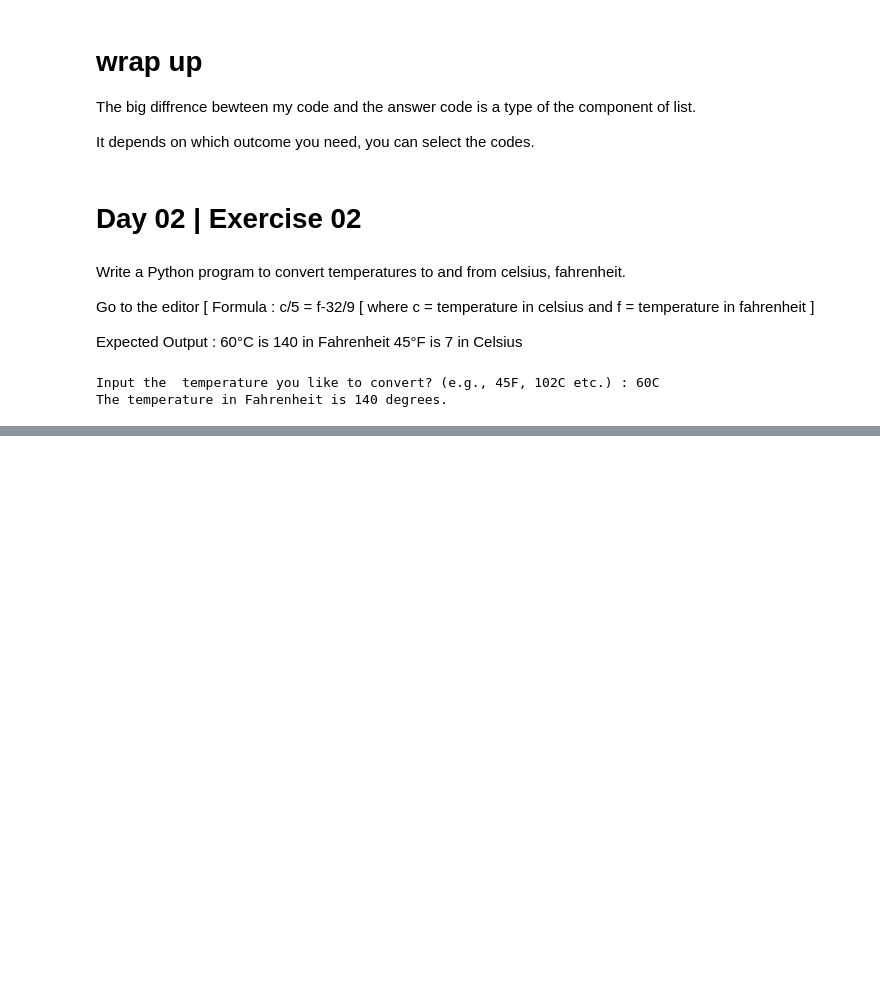
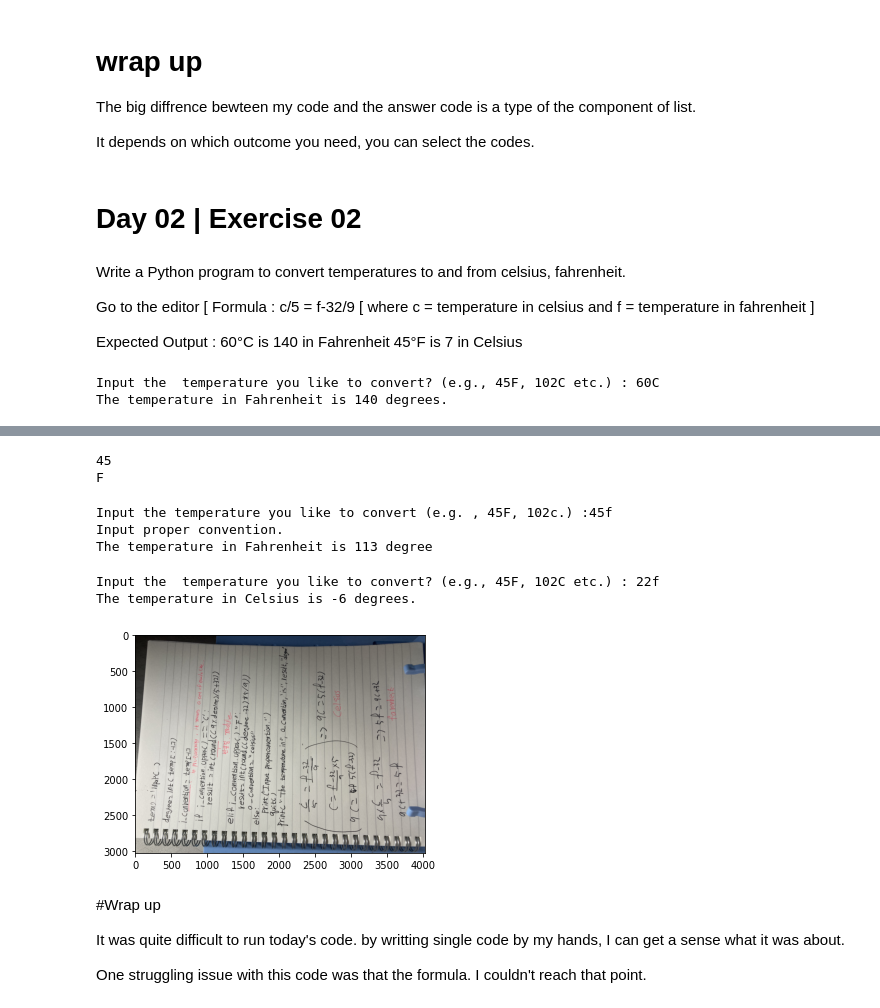
Before and after one commit to Big-Shu-Nim/PYTHON-for-Beginner, a Jupyter notebook: My_44days_Challenge_Python_conditional_statements_and_loops.ipynb, the cells around one changed output, grey strips where cells are left out. Drawn from its saved outputs; the diff is of its cells as text; code cells hidden in the pictures; blank space fills up the shorter version.

```diff
--- a/My_44days_Challenge_Python_conditional_statements_and_loops.ipynb
+++ b/My_44days_Challenge_Python_conditional_statements_and_loops.ipynb
@@ -122,0 +129,63 @@ The temperature in Fahrenheit is 140 degrees.
+# %%
+print(temp2[:-1]) # Begin - the string before the last
+print(temp2[-1]) # Print the last string
+# %% [output]
+45
+F
+# %%
+temp=input('Input the temperature you like to convert (e.g. , 45F, 102c.) :')
+
+degree = int(temp[:-1])
+i_convention = temp[-1]
+
+if i_convention.upper() == "C":
+  result = int(round((9 * degree) / 5 + 32))
+  o_convention = "Fahrenheit"
+elif i_convention.upper() == "F":
+  result = int(round((degree - 32) * 5 / 9))
+  o_convention = "Celsius"
+else:
+  print("Input proper convention.")
+  quit()
+print("The temperature in", o_convention, "is", result, "degrees.")
+# %% [output]
+Input the temperature you like to convert (e.g. , 45F, 102c.) :45f
+Input proper convention.
+The temperature in Fahrenheit is 113 degree
+# %%
+temp = input("Input the  temperature you like to convert? (e.g., 45F, 102C etc.) : ")
+degree = int(temp[:-1])  # I don't get why temp[:-1] need here so for the next code.
+i_convention = temp[-1]
+
+if i_convention.upper() == "C":
+  result = int(round((9 * degree) / 5 + 32))
+  o_convention = "Fahrenheit"
+elif i_convention.upper() == "F":
+  result = int(round((degree - 32) * 5 / 9))
+  o_convention = "Celsius"
+else:
+  print("Input proper convention.")
+  quit()
+print("The temperature in", o_convention, "is", result, "degrees.")
+# %% [output]
+Input the  temperature you like to convert? (e.g., 45F, 102C etc.) : 22f
+The temperature in Celsius is -6 degrees.
+# %%
+from matplotlib import image
+img = image.imread('IMG_4436.JPG')
+import matplotlib.pyplot as plt
+# %%
+
+plt.imshow(img)
+
+plt.show()
+# %% [output]
+[figure, added]
+# %% [markdown]
+#Wrap up
+
+It was quite difficult to run today's code.
+by writting single code by my hands, I can get a sense
+what it was about.
+
+One struggling issue with this code was that the formula. I couldn't reach that point.
```
Also changed, not shown: parts of 3 cells of this notebook.
